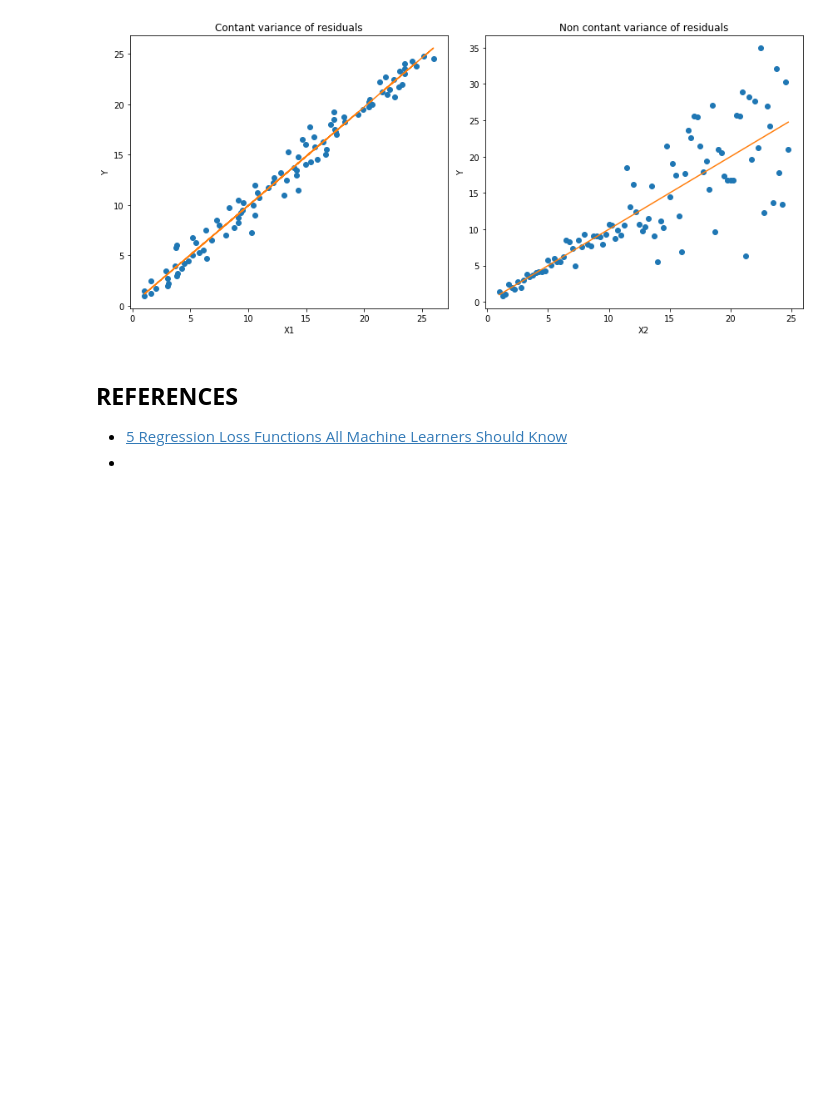
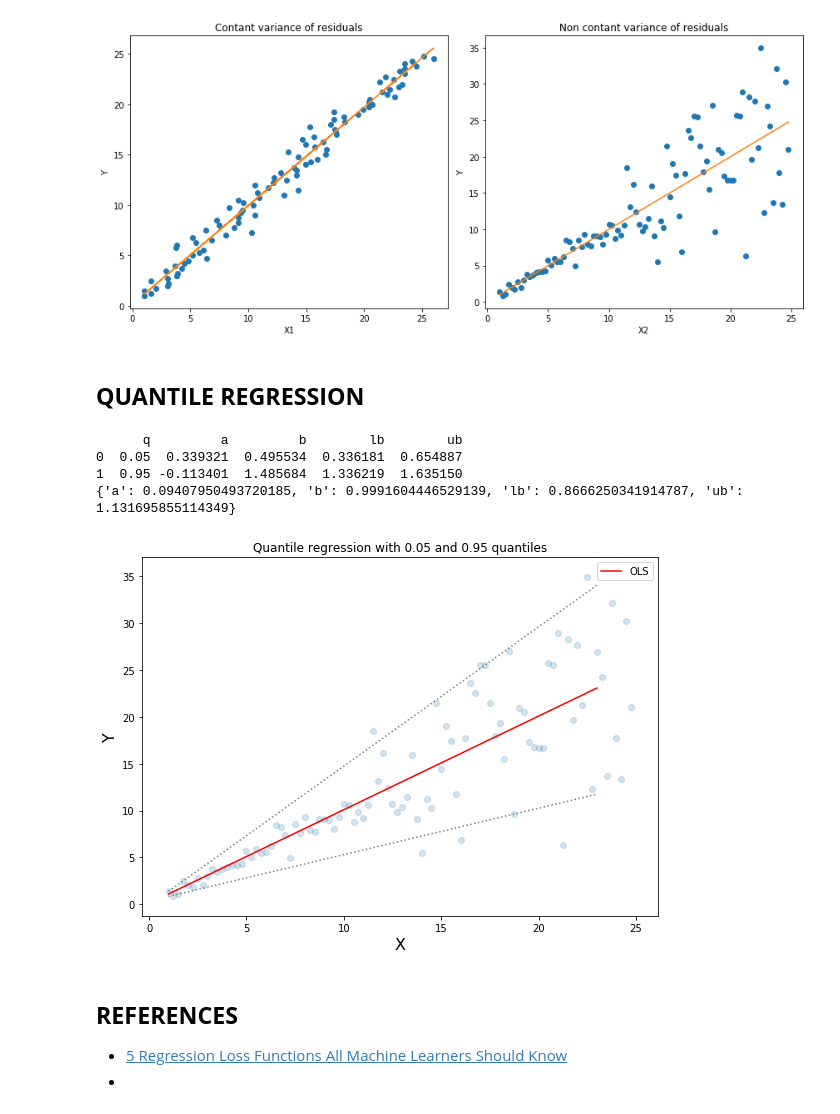
Before and after one commit to erikapat/ML_ALGORITHMS_TEST, a Jupyter notebook: QUANTILE REGRESSION/QR.ipynb, the cells around one changed output. Saved outputs shown, nothing was run; the diff lists cells and outputs as text; code cells hidden in the pictures; blank space fills up the shorter version.

Commit message:
quantile reg-update name

```diff
--- a/QUANTILE REGRESSION/Untitled.ipynb
+++ b/QUANTILE REGRESSION/QR.ipynb
@@ -70,6 +72,60 @@ ax2.plot(x2, lr2.predict(x2.reshape(-1,1)))
 fig.tight_layout()
 # %% [output]
 [figure]
+# %% [markdown]
+## **QUANTILE REGRESSION**
+# %%
+data = pd.DataFrame(data={'X': x2, 'Y':y2})
+# %%
+mod = smf.quantreg('Y ~ X', data)
+res = mod.fit(q=.5)
+
+quantiles  = np.array((0.05, 0.95))
+def fit_model(q):
+    res = mod.fit(q=q)
+    return [q, res.params['Intercept'], res.params['X']] + \
+            res.conf_int().loc['X'].tolist()
+
+models = [fit_model(x) for x in quantiles]
+models = pd.DataFrame(models, columns=['q', 'a', 'b','lb','ub'])
+
+ols = smf.ols('Y ~ X', data).fit()
+ols_ci = ols.conf_int().loc['X'].tolist()
+ols = dict(a = ols.params['Intercept'],
+           b = ols.params['X'],
+           lb = ols_ci[0],
+           ub = ols_ci[1])
+
+print(models)
+print(ols)
+# %% [output]
+      q         a         b        lb        ub
+0  0.05  0.339321  0.495534  0.336181  0.654887
+1  0.95 -0.113401  1.485684  1.336219  1.635150
+{'a': 0.09407950493720185, 'b': 0.9991604446529139, 'lb': 0.8666250341914787, 'ub': 1.131695855114349}
+# %%
+xn = np.arange(data.X.min(), data.X.max(), 2)
+get_y = lambda a, b: a + b * xn
+
+fig, ax = plt.subplots(figsize=(8, 6))
+
+for i in range(models.shape[0]):
+    yn = get_y(models.a[i], models.b[i])
+    ax.plot(xn, yn, linestyle='dotted', color='grey')
+
+yn = get_y(ols['a'], ols['b'])
+
+ax.plot(xn, yn, color='red', label='OLS')
+
+ax.scatter(data.X, data.Y, alpha=.2)
+legend = ax.legend()
+ax.set_xlabel('X', fontsize=16)
+ax.set_ylabel('Y', fontsize=16)
+ax.set_title('Quantile regression with 0.05 and 0.95 quantiles')
+
+fig.tight_layout()
+# %% [output]
+[figure, added]
 # %% [markdown]
 ## **REFERENCES**
 
```
Also changed, not shown: parts of 2 cells of this notebook.
